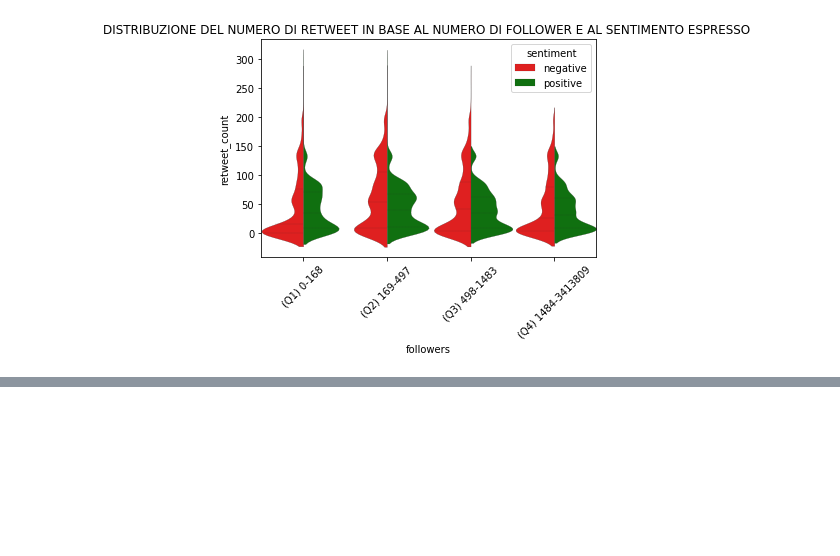
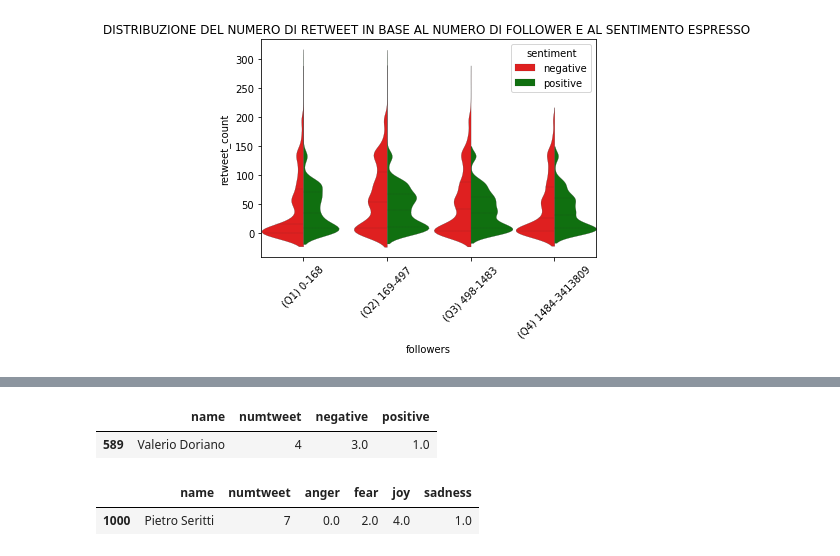
Before and after one commit to paolofesta/prove, a Jupyter notebook: scrittura.ipynb, the cells around one changed output, grey strips where cells are left out. Cells and saved outputs as stored; diff of their text form; code cells hidden in the pictures; blank space fills up the shorter version.

```diff
--- a/scrittura.ipynb
+++ b/scrittura.ipynb
@@ -409,0 +411,12 @@ print()
+# %%
+#@title
+datanum.iloc[[589]]
+# %% [output]
+|  | name | numtweet | negative | positive |
+| 589 | Valerio Doriano | 4 | 3.0 | 1.0 |
+# %%
+#@title
+datanum2.iloc[[1000]]
+# %% [output]
+|  | name | numtweet | anger | fear | joy | sadness |
+| 1000 | Pietro Seritti | 7 | 0.0 | 2.0 | 4.0 | 1.0 |
```
Also changed, not shown: parts of 5 cells of this notebook.
